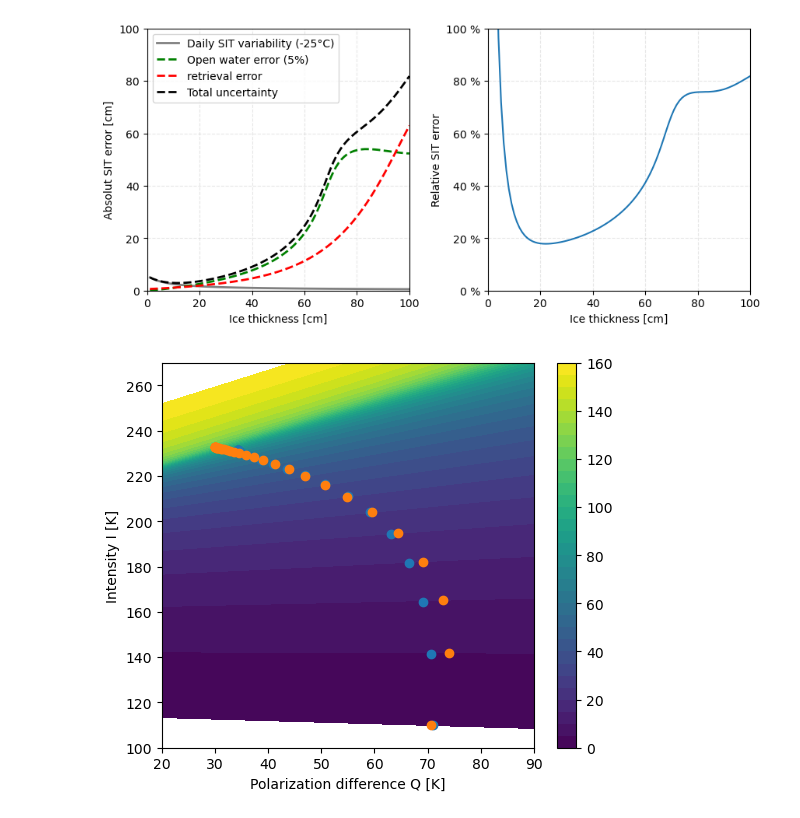
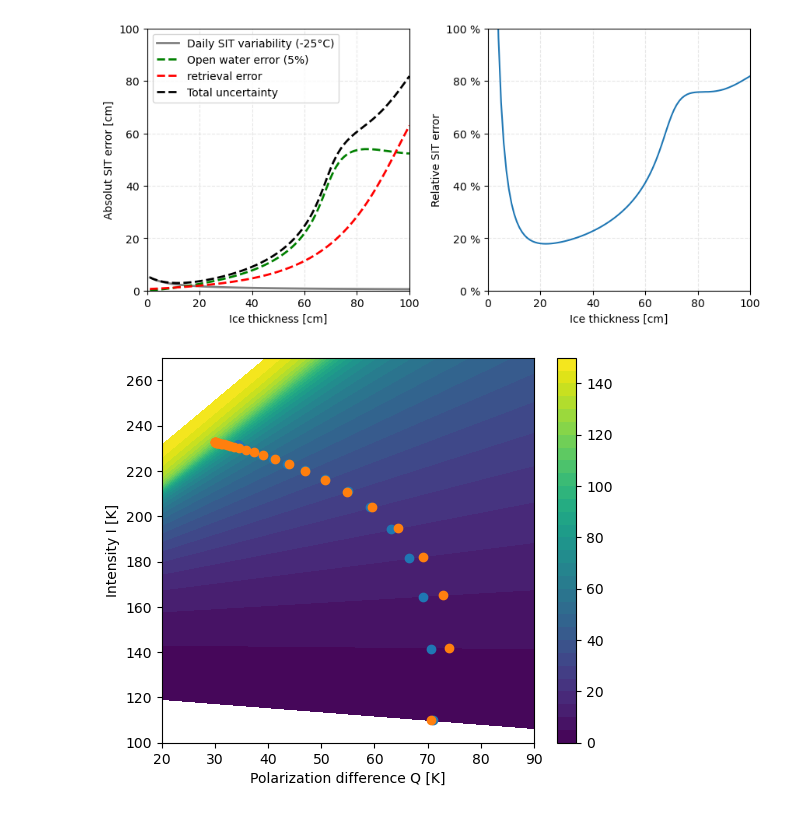
Before and after one commit to CIMR-Algos/SeaIceThickness_ATBD, a Jupyter notebook: book/_build/jupyter_execute/CIMR_SIT_retrieval_ATBD.ipynb, the cells around one changed output. Drawn from its saved outputs; the diff is of its cells as text; code cells hidden in the pictures.

```diff
--- a/book/_build/jupyter_execute/CIMR_SIT_retrieval_ATBD.ipynb
+++ b/book/_build/jupyter_execute/CIMR_SIT_retrieval_ATBD.ipynb
@@ -357,23 +357,23 @@ out_orig=[retrieval_hun(ii,qq) for ii=Is,qq=Qs];
 # %%
 
 fig3=plt.figure(figsize=[6,5])
 ax=fig3.add_subplot(111)
-sit=0:5:160
+sit=0:5:150
 
 im=ax.contourf(Qs,Is,out.-0.0,levels=sit)
 
 h,v=sit_h.(sit),sit_v.(sit)
 allq,alli=v.-h,h./2 .+v./2
 
 ax.plot(fQ.(sit),fI.(sit),lw=0,marker="o",label="I-Q LstSQ")
 ax.plot(allq,alli,lw=0,marker="o",label="H-V LstSQ")
 
 ax.set_xlabel("Polarization difference Q [K]")
 ax.set_ylabel("Intensity I [K]")
 
 fig3.colorbar(im)
 
 #plt.show(format="png")
 display(fig3)
 # %% [output]
-[figure, old version]
+[figure, new version]
```
Also changed, not shown: parts of 1 cell of this notebook, 52 other files.
